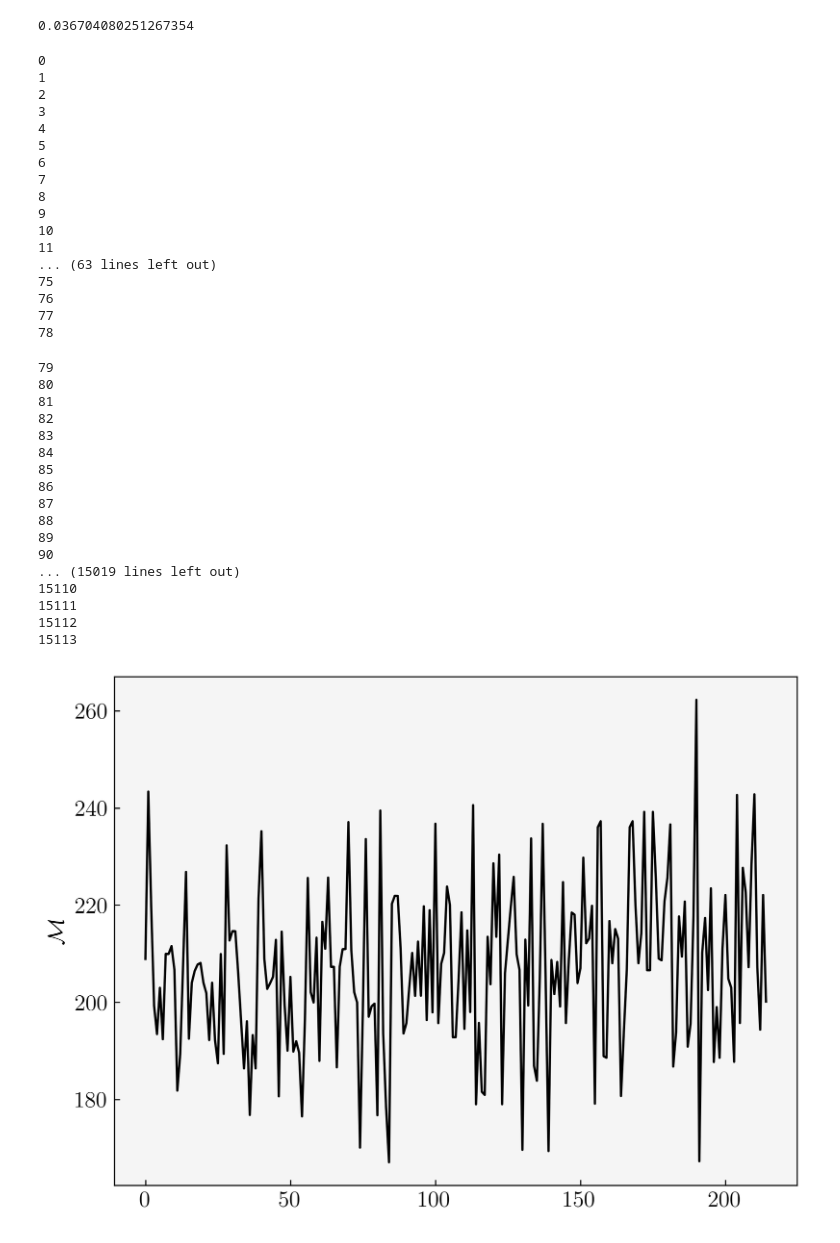
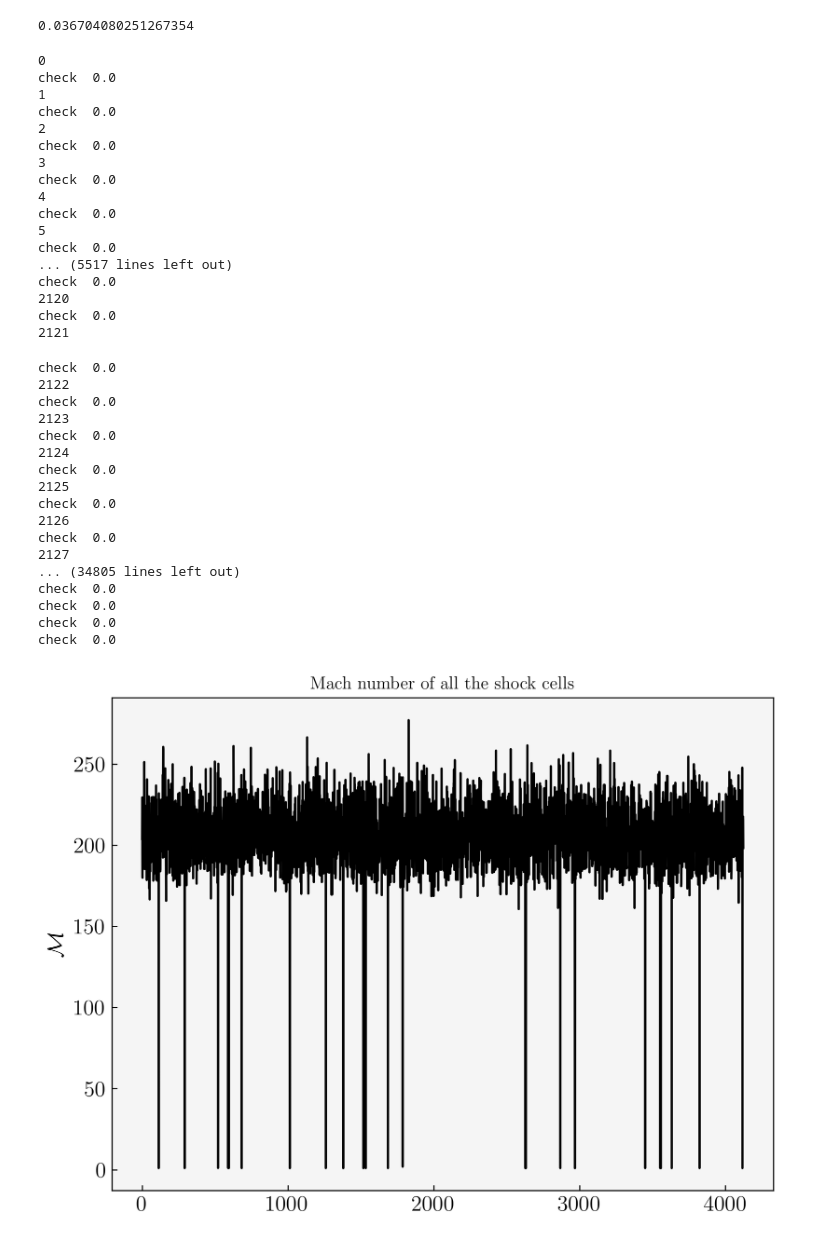
Before and after one commit to rich-tde/tde_wind, a Jupyter notebook: shock_surface.ipynb, the cells around one changed output. Saved outputs shown, nothing was run; the diff lists cells and outputs as text; code cells hidden in the pictures.

Commit message:
better search in shock surface

```diff
--- a/shock_surface.ipynb
+++ b/shock_surface.ipynb
@@ -117,13 +122,14 @@ def shock_surface(sim_tree, X, Y, Z, Temp, are_u_shock, x_zone, y_zone, z_zone,
 # %%
 # Import data
-shockzone = np.loadtxt(f'shockzone.txt')
-shockdir = np.loadtxt(f'shockdir.txt')
+shockzone = np.loadtxt(f'shockzone_{snap}.txt')
+shockdir = np.loadtxt(f'shockdir_{snap}.txt')
 
 x_zone = np.array(shockzone[0])
 y_zone = shockzone[1]
 z_zone = shockzone[2]
 div = shockzone[3]
 Tzone = shockzone[4]
+idx_tree = shockzone[5]
 
 x_dir = shockdir[0]
 y_dir = shockdir[1]
@@ -132,7 +138,7 @@ dir = []
 for i in range(len(x_dir)):
     dir.append([x_dir[i], y_dir[i], z_dir[i]])
 # %%
-sim_tree, X, Y, Z, Vol, VX, VY, VZ, Den, Press, Temp = make_tree('data_sim')
+sim_tree, X, Y, Z, Vol, VX, VY, VZ, Den, Press, Temp = make_tree(path)
 dim_cell = (3*Vol/(4*np.pi))**(1/3)
 # %% [output]
 all T=0, bro. Compute by myself!
@@ -144,45 +150,45 @@ step
 # %% [output]
 0.036704080251267354
 # %%
-with open('shockbool.pkl', 'rb') as filebool:
+with open(f'shockbool_{snap}.pkl', 'rb') as filebool:
     are_u_shock = pickle.load(filebool)
 # %%
-surface_mach, surface_x, surface_y, surface_z, post_x, post_y, post_z, pre_x, pre_y, pre_z = shock_surface(sim_tree, X, Y, Z, Temp, are_u_shock, x_zone, y_zone, z_zone, div, dir, step)
+surface_mach, surface_x, surface_y, surface_z, post_x, post_y, post_z, pre_x, pre_y, pre_z, dir_x, dir_y = shock_surface(sim_tree, X, Y, Z, Temp, are_u_shock, x_zone, y_zone, z_zone, idx_tree, div, dir, step)
 # %% [output]
 0
+check  0.0
 1
+check  0.0
 2
+check  0.0
 3
+check  0.0
 4
+check  0.0
 5
-6
-7
-8
-9
-10
-11
-... (63 lines left out)
-75
-76
-77
-78
+check  0.0
+... (5517 lines left out)
+check  0.0
+2120
+check  0.0
+2121
-79
-80
-81
-82
-83
-84
-85
-86
-87
-88
-89
-90
-... (15019 lines left out)
-15110
-15111
-15112
-15113
+check  0.0
+2122
+check  0.0
+2123
+check  0.0
+2124
+check  0.0
+2125
+check  0.0
+2126
+check  0.0
+2127
+... (34805 lines left out)
+check  0.0
+check  0.0
+check  0.0
+check  0.0
 # %%
 if save == True:
     surface_mach_txt = np.concatenate(surface_mach)
@@ -201,13 +207,14 @@ outlier = np.argmin(surface_mach[np.logical_and(surface_z<z_chosen+step, surface
 # %%
 #outlier
 # %%
-plt.plot(surface_mach[np.logical_and(surface_z<z_chosen+step, surface_z>z_chosen-step)], c = 'k')
+plt.plot(surface_mach, c = 'k')
 # plt.scatter(outlier, surface_mach[np.logical_and(surface_z<z_chosen+step, surface_z>z_chosen-step)][outlier], c = 'r')
 plt.ylabel(r'$\mathcal{M}$', fontsize = 15)
+plt.title('Mach number of all the shock cells')
 if save == True:
-  plt.savefig(f'Figs/6mach_z{z_chosen}.png')
+  plt.savefig(f'Figs/6mach.png')
 plt.show()
 # %% [output]
-[figure, old version]
+[figure, new version]
 # %%
 # Cross section
```
Also changed, not shown: parts of 8 cells of this notebook, 10 other files.
